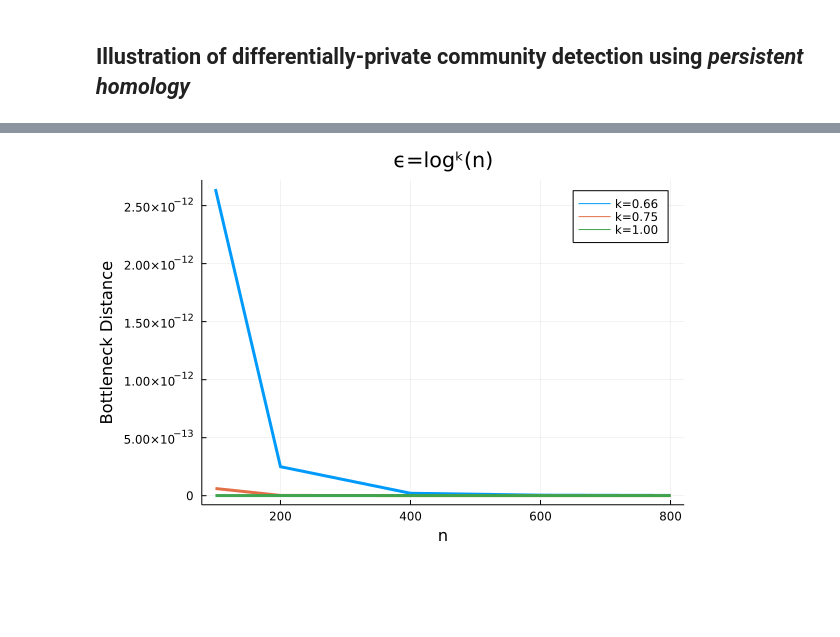
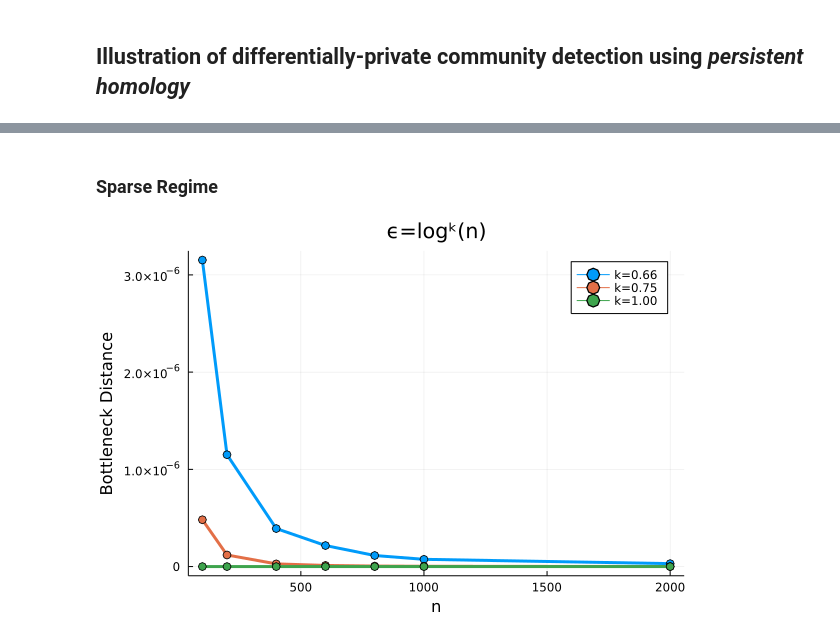
Before and after one commit to anonymous-fly/dp-rdpg, a Jupyter notebook: notebooks/sbm.ipynb, the cells around one changed output, grey strips where cells are left out. Cells and saved outputs as stored; diff of their text form; code cells hidden in the pictures; blank space fills up the shorter version.

Commit message:
regimes

```diff
--- a/notebooks/sbm.ipynb
+++ b/notebooks/sbm.ipynb
@@ -118,4 +124,4 @@ Ks = [2 / 3, 3 / 4, 1]
 # Ks_legend = ["1/2", "2/3", "1"]
 # Ks_legend = ["0.33", "0.66", "0.90"]
 Ks_legend = ["0.66", "0.75", "1.00"]
-N = [100, 200, 400, 600, 800];
+N = [100, 200, 400, 600, 800, 1000, 2000];
@@ -121,0 +130,4 @@ N = [100, 200, 400, 600, 800];
+# %%
+p, r = 0.5, 0.1
+clust = 3
+n = length(N);
@@ -121,0 +153,13 @@ N = [100, 200, 400, 600, 800];
+# %%
+theme(:default)
+plt_dense = plot(title="ϵ=logᵏ(n)", xlabel="n", ylabel="Bottleneck Distance")
+for k in 1:length(Ks)
+    plot!(plt_dense, N,
+        mean(results_dense[k], dims=1)',
+        # ribbon=std(results_dense[k], dims=1),
+        marker=:o,
+        label="k=$(Ks_legend[k])",
+        lw=3, fillapha=0.01,
+    )
+end
+plt_dense
@@ -122,19 +168,23 @@ N = [100, 200, 400, 600, 800];
+# %% [markdown]
+### Sparse Regime
 # %%
 p, r = 9, 1
 clust = 3
 n = length(N);
 # %%
-results_3 = [zeros(repeats, n) for _ in 1:length(Ks)];
+results_sparse = [zeros(repeats, n) for _ in 1:length(Ks)];
 
 prog = Progress(convert(Int, n * repeats * length(Ks)))
+
+Random.seed!(2022)
 for i in 1:n
-    A = generate_sbm(N[i], clust, p, r)
     for j in 1:repeats
+        A = generate_sbm_sparse(N[i], clust, p, r)
         for k in 1:length(Ks)
 
-            ϵn = 10 * log(N[i])^(Ks[k])
+            ϵn = 5 * log(N[i])^(Ks[k])
             error = simulate_one(A, 0, ϵn, :eps)
-            results_3[k][j, i] = error[1]
+            results_sparse[k][j, i] = error[1]
             next!(prog)
 
         end
@@ -142,16 +192,16 @@ for i in 1:n
 end
 # %%
 theme(:default)
-plt = plot(title="ϵ=logᵏ(n)", xlabel="n", ylabel="Bottleneck Distance")
+plt_sparse = plot(title="ϵ=logᵏ(n)", xlabel="n", ylabel="Bottleneck Distance")
 for k in 1:length(Ks)
-    plot!(plt, N,
-        mean(results_3[k], dims=1)',
-        # ribbon=std(results[k], dims=1),
-        ms=:o,
+    plot!(plt_sparse, N,
+        mean(results_sparse[k], dims=1)',
+        # ribbon=std(results_3[k], dims=1),
+        marker=:o,
         label = "k=$(Ks_legend[k])",
         lw=3, fillapha=0.01,
     )
 end
-plt
+plt_sparse
 # %% [output]
-[figure, old version]
+[figure, new version]
```
Also changed, not shown: parts of 8 cells of this notebook, 5 other files.
